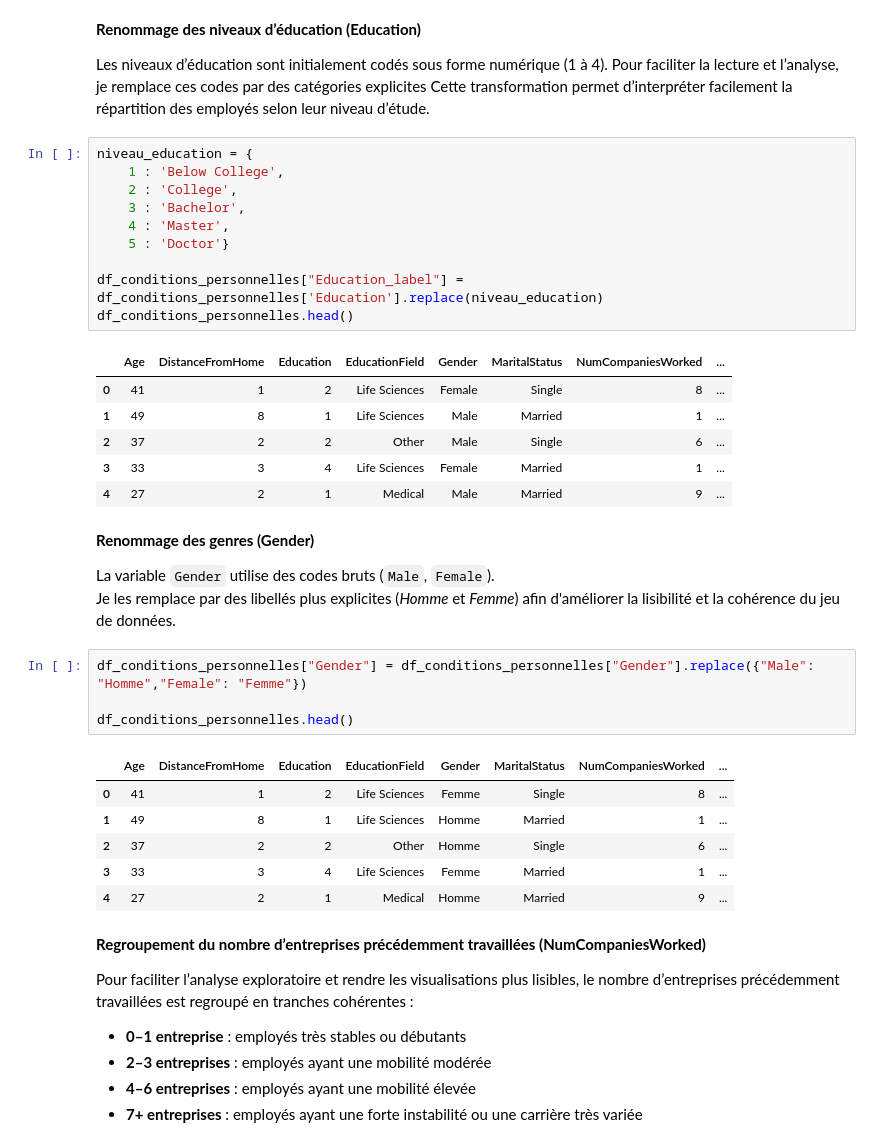
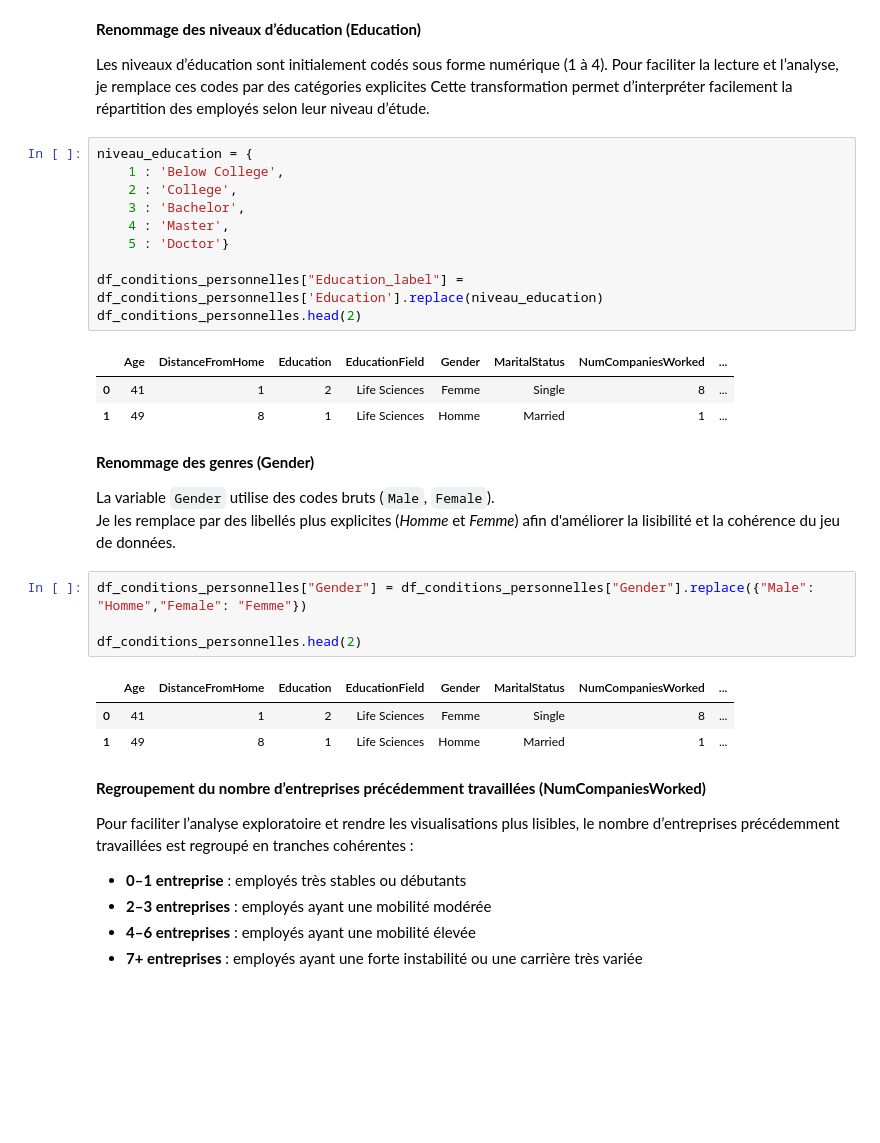
Before and after one commit to Kemuri15/employee-attrition-analysis, a Jupyter notebook: notebooks/03_axe_1_conditions_personnelle.ipynb, the cells around one changed output. Cells and saved outputs as stored; diff of their text form; blank space fills up the shorter version.

```diff
--- a/notebooks/03_axe_1_conditions_personnelle.ipynb
+++ b/notebooks/03_axe_1_conditions_personnelle.ipynb
@@ -162,20 +162,17 @@ Cette transformation permet d’interpréter facilement la répartition des empl
 # %%
 niveau_education = {
     1 : 'Below College',
     2 : 'College',
     3 : 'Bachelor',
     4 : 'Master',
     5 : 'Doctor'}
 
 df_conditions_personnelles["Education_label"] = df_conditions_personnelles['Education'].replace(niveau_education)
-df_conditions_personnelles.head()
+df_conditions_personnelles.head(2)
 # %% [output]
 |  | Age | DistanceFromHome | Education | EducationField | Gender | MaritalStatus | NumCompaniesWorked | ... |
-| 0 | 41 | 1 | 2 | Life Sciences | Female | Single | 8 | ... |
-| 1 | 49 | 8 | 1 | Life Sciences | Male | Married | 1 | ... |
-| 2 | 37 | 2 | 2 | Other | Male | Single | 6 | ... |
-| 3 | 33 | 3 | 4 | Life Sciences | Female | Married | 1 | ... |
-| 4 | 27 | 2 | 1 | Medical | Male | Married | 9 | ... |
+| 0 | 41 | 1 | 2 | Life Sciences | Femme | Single | 8 | ... |
+| 1 | 49 | 8 | 1 | Life Sciences | Homme | Married | 1 | ... |
 # %% [markdown]
 **Renommage des genres (Gender)**
 
@@ -184,14 +181,11 @@ Je les remplace par des libellés plus explicites (*Homme* et *Femme*) afin d'am
 # %%
 df_conditions_personnelles["Gender"] = df_conditions_personnelles["Gender"].replace({"Male": "Homme","Female": "Femme"})
 
-df_conditions_personnelles.head()
+df_conditions_personnelles.head(2)
 # %% [output]
 |  | Age | DistanceFromHome | Education | EducationField | Gender | MaritalStatus | NumCompaniesWorked | ... |
 | 0 | 41 | 1 | 2 | Life Sciences | Femme | Single | 8 | ... |
 | 1 | 49 | 8 | 1 | Life Sciences | Homme | Married | 1 | ... |
-| 2 | 37 | 2 | 2 | Other | Homme | Single | 6 | ... |
-| 3 | 33 | 3 | 4 | Life Sciences | Femme | Married | 1 | ... |
-| 4 | 27 | 2 | 1 | Medical | Homme | Married | 9 | ... |
 # %% [markdown]
 **Regroupement du nombre d’entreprises précédemment travaillées (NumCompaniesWorked)**
 
```
Also changed, not shown: parts of 30 cells of this notebook, 4 other files.
